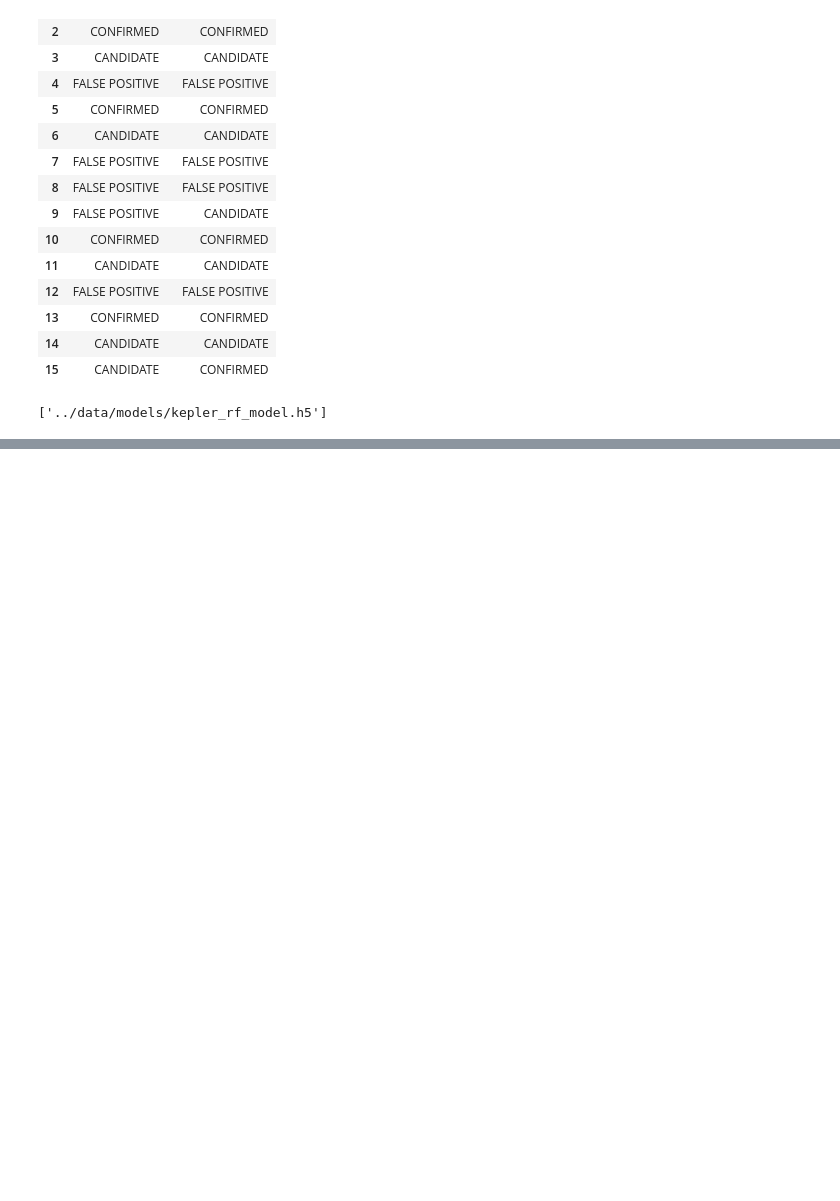
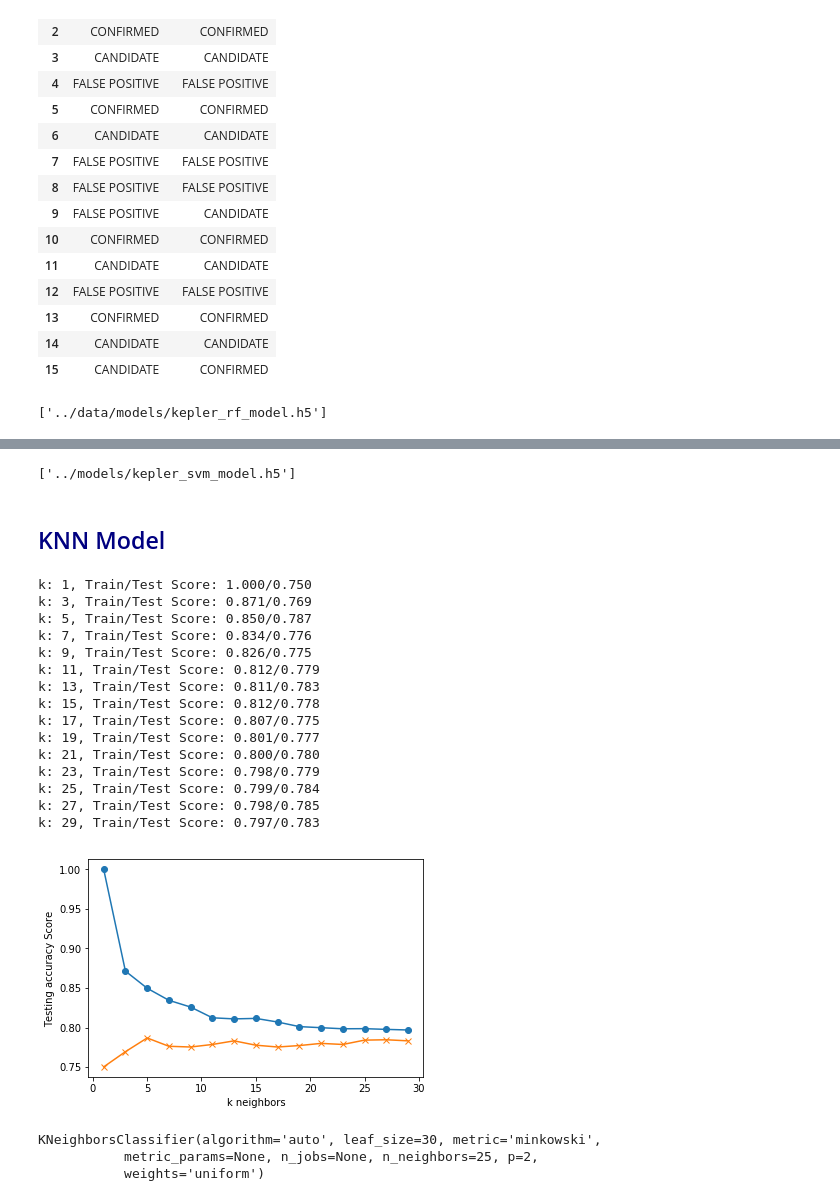
Before and after one commit to koudash/Exoplanet-Exploration, a Jupyter notebook: notebook/kepler_go.ipynb, the cells around one changed output, grey strips where cells are left out. Saved outputs shown, nothing was run; the diff lists cells and outputs as text; code cells hidden in the pictures; blank space fills up the shorter version.

Commit message:
svm and knn models added

```diff
--- a/notebook/kepler_go.ipynb
+++ b/notebook/kepler_go.ipynb
@@ -312,0 +315,7 @@ joblib.dump(grid_rf.best_estimator_, '../models/kepler_rf_model.h5')
+# %%
+# Support vector machine linear classifier
+from sklearn.svm import SVC
+# Create SVM classifier
+svm = SVC()
+# Fit model with train data
+svm.fit(X_train_scaled_mms, y_train)
@@ -312,0 +334,11 @@ joblib.dump(grid_rf.best_estimator_, '../models/kepler_rf_model.h5')
+# %%
+# Set up tuning parameters
+param_grid_svm = {'C': [0.1, 1, 5, 10, 50],
+                  'kernel': ["linear", "poly", "rbf", "sigmoid"],
+                  'gamma': [0.0001, 0.0005, 0.001, 0.005],
+                 }
+
+grid_svm = GridSearchCV(svm, param_grid_svm, verbose=3)
+# %%
+# Fit svm model using grid search estimator
+grid_svm.fit(X_train_scaled_mms, y_train)
@@ -312,0 +436,7 @@ joblib.dump(grid_rf.best_estimator_, '../models/kepler_rf_model.h5')
+# %%
+# Save model as .h5 file
+joblib.dump(grid_svm.best_estimator_, '../models/kepler_svm_model.h5')
+# %% [output]
+['../models/kepler_svm_model.h5']
+# %% [markdown]
+## <font color="navy">KNN Model</font>
@@ -312,0 +445,50 @@ joblib.dump(grid_rf.best_estimator_, '../models/kepler_rf_model.h5')
+# %%
+# Loop through different k values to see which has the highest accuracy
+# Note: We only use odd numbers because we don't want any ties
+train_scores = []
+test_scores = []
+for k in range(1, 30, 2):
+    # Create KNN classifier
+    knn = KNeighborsClassifier(n_neighbors=k)
+    # Fit model with train data
+    knn.fit(X_train_scaled_mms, y_train)
+    # Scores for train and test data for each k
+    train_score = knn.score(X_train_scaled_mms, y_train)
+    test_score = knn.score(X_test_scaled_mms, y_test)
+    train_scores.append(train_score)
+    test_scores.append(test_score)
+    print(f"k: {k}, Train/Test Score: {train_score:.3f}/{test_score:.3f}")
+
+
+
+
+plt.plot(range(1, 30, 2), train_scores, marker='o')
+plt.plot(range(1, 30, 2), test_scores, marker="x")
+plt.xlabel("k neighbors")
+plt.ylabel("Testing accuracy Score")
+plt.show()
+# %% [output]
+k: 1, Train/Test Score: 1.000/0.750
+k: 3, Train/Test Score: 0.871/0.769
+k: 5, Train/Test Score: 0.850/0.787
+k: 7, Train/Test Score: 0.834/0.776
+k: 9, Train/Test Score: 0.826/0.775
+k: 11, Train/Test Score: 0.812/0.779
+k: 13, Train/Test Score: 0.811/0.783
+k: 15, Train/Test Score: 0.812/0.778
+k: 17, Train/Test Score: 0.807/0.775
+k: 19, Train/Test Score: 0.801/0.777
+k: 21, Train/Test Score: 0.800/0.780
+k: 23, Train/Test Score: 0.798/0.779
+k: 25, Train/Test Score: 0.799/0.784
+k: 27, Train/Test Score: 0.798/0.785
+k: 29, Train/Test Score: 0.797/0.783
+[figure, added]
+# %%
+# Note that k: 25 seems to be the best choice for this dataset
+knn = KNeighborsClassifier(n_neighbors=25)
+knn.fit(X_train_scaled_mms, y_train)
+# %% [output]
+KNeighborsClassifier(algorithm='auto', leaf_size=30, metric='minkowski',
+           metric_params=None, n_jobs=None, n_neighbors=25, p=2,
+           weights='uniform')
```
Also changed, not shown: parts of 17 cells of this notebook, 2 other files.
